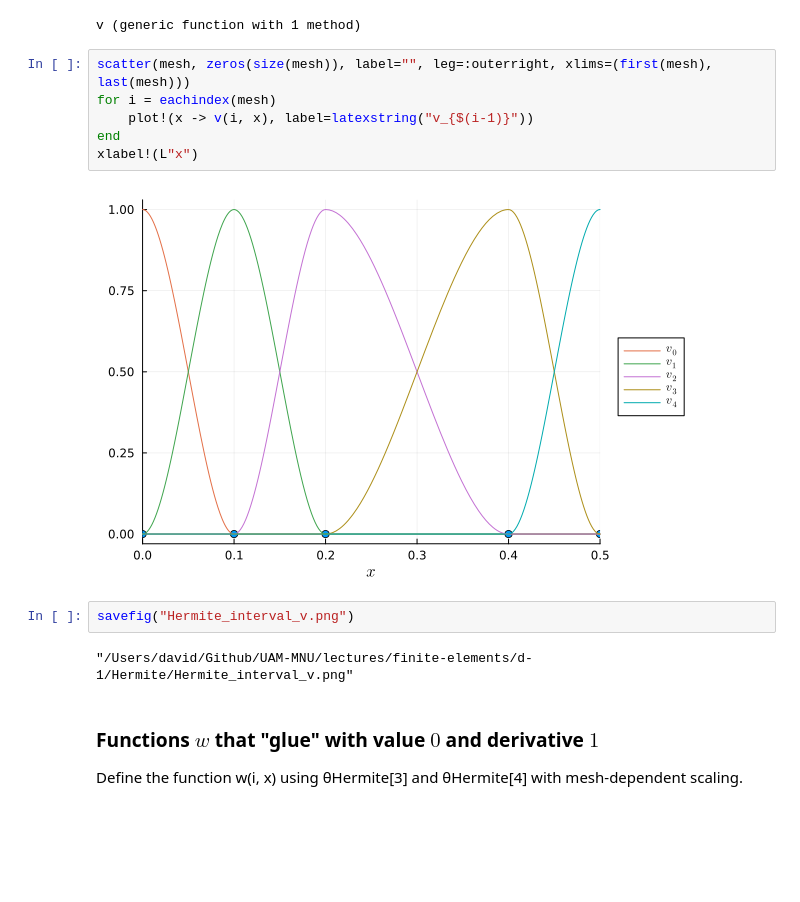
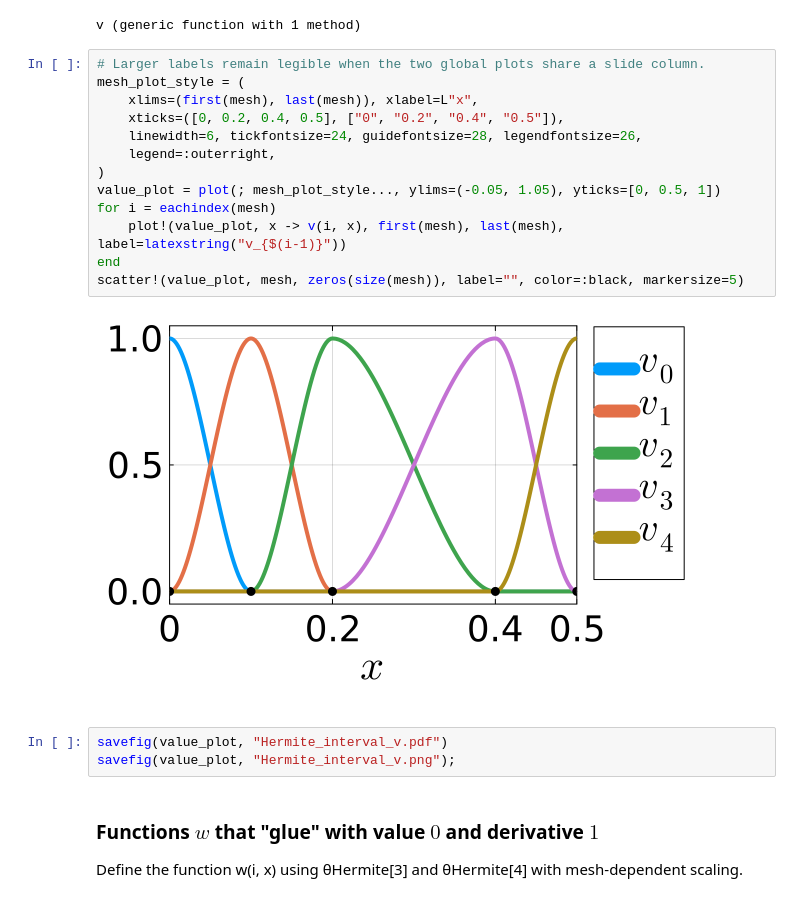
Before and after one commit to dgomezcastro/UAM-MNU, a Jupyter notebook: lectures/finite-elements/d-1/Hermite/Hermite.ipynb, the cells around one changed output. Cells and saved outputs as stored; diff of their text form; blank space fills up the shorter version.

```diff
--- a/lectures/finite-elements/d-1/Hermite/Hermite.ipynb
+++ b/lectures/finite-elements/d-1/Hermite/Hermite.ipynb
@@ -52,18 +70,24 @@ function v(i::Integer, x::Real)
 end
 # %% [output]
 v (generic function with 1 method)
-# %%
-scatter(mesh, zeros(size(mesh)), label="", leg=:outerright, xlims=(first(mesh), last(mesh)))
-for i = eachindex(mesh)
-    plot!(x -> v(i, x), label=latexstring("v_{$(i-1)}"))
-end
-xlabel!(L"x")
-# %% [output]
-[figure, removed]
+# %%
+# Larger labels remain legible when the two global plots share a slide column.
+mesh_plot_style = (
+    xlims=(first(mesh), last(mesh)), xlabel=L"x",
+    xticks=([0, 0.2, 0.4, 0.5], ["0", "0.2", "0.4", "0.5"]),
+    linewidth=6, tickfontsize=24, guidefontsize=28, legendfontsize=26,
+    legend=:outerright,
+)
+value_plot = plot(; mesh_plot_style..., ylims=(-0.05, 1.05), yticks=[0, 0.5, 1])
+for i = eachindex(mesh)
+    plot!(value_plot, x -> v(i, x), first(mesh), last(mesh), label=latexstring("v_{$(i-1)}"))
+end
+scatter!(value_plot, mesh, zeros(size(mesh)), label="", color=:black, markersize=5)
+# %% [output]
+[figure, added]
 # %%
-savefig("Hermite_interval_v.png")
+savefig(value_plot, "Hermite_interval_v.pdf")
+savefig(value_plot, "Hermite_interval_v.png");
-# %% [output]
-"/Users/david/Github/UAM-MNU/lectures/finite-elements/d-1/Hermite/Hermite_interval_v.png"
 # %% [markdown]
 ### Functions $w$ that "glue" with value $0$ and derivative $1$
 
```
Also changed, not shown: parts of 9 cells of this notebook, 8 other files.
